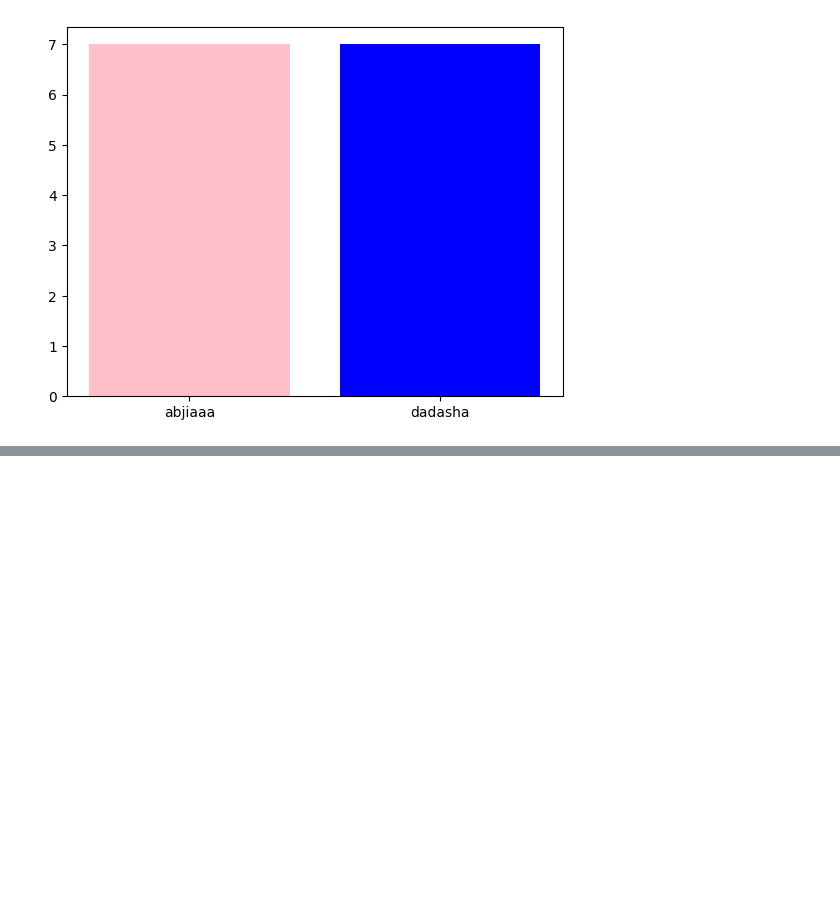
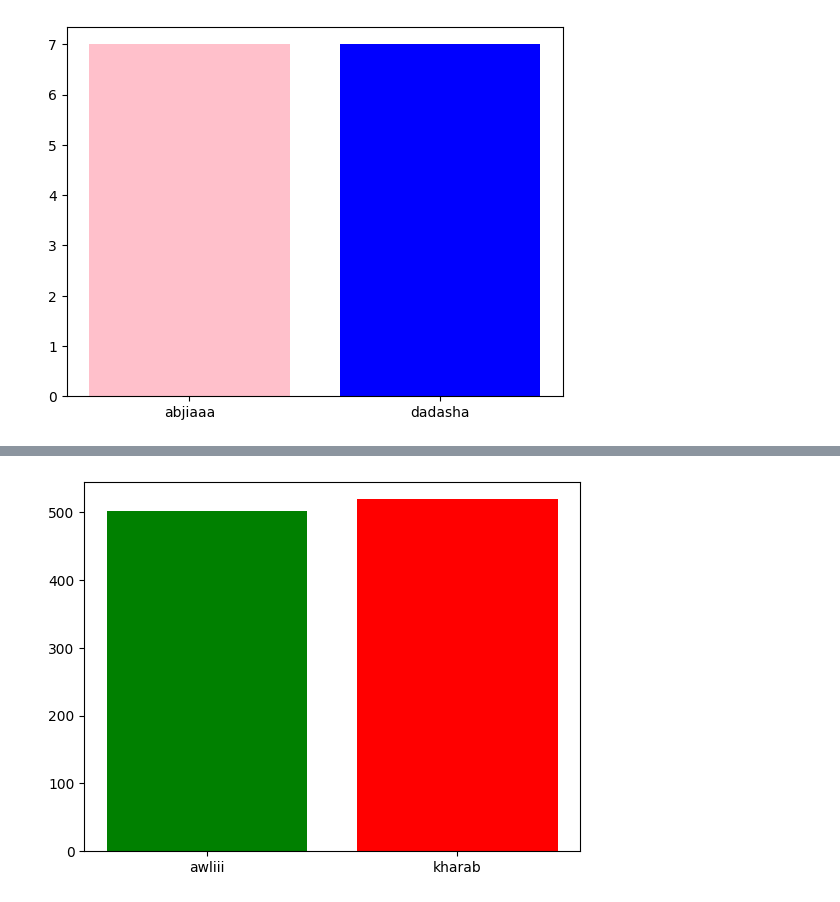
Before and after one commit to mlissabgii/1st, a Jupyter notebook: 1st.ipynb, the cells around one changed output, grey strips where cells are left out. Cells and saved outputs as stored; diff of their text form; code cells hidden in the pictures; blank space fills up the shorter version.

```diff
--- a/1st.ipynb
+++ b/1st.ipynb
@@ -235,0 +252,10 @@ plt.show()
+# %%
+import matplotlib.pyplot as plt
+a=df[df["Rating"]>=7]
+b=df[df["Rating"]<=7]
+c=["awliii","kharab"]
+d=[len(a),len(b)]
+plt.bar(c , d , color=["green" , "red"])
+plt.show()
+# %% [output]
+[figure, added]
```
Also changed, not shown: parts of 1 cell of this notebook.
